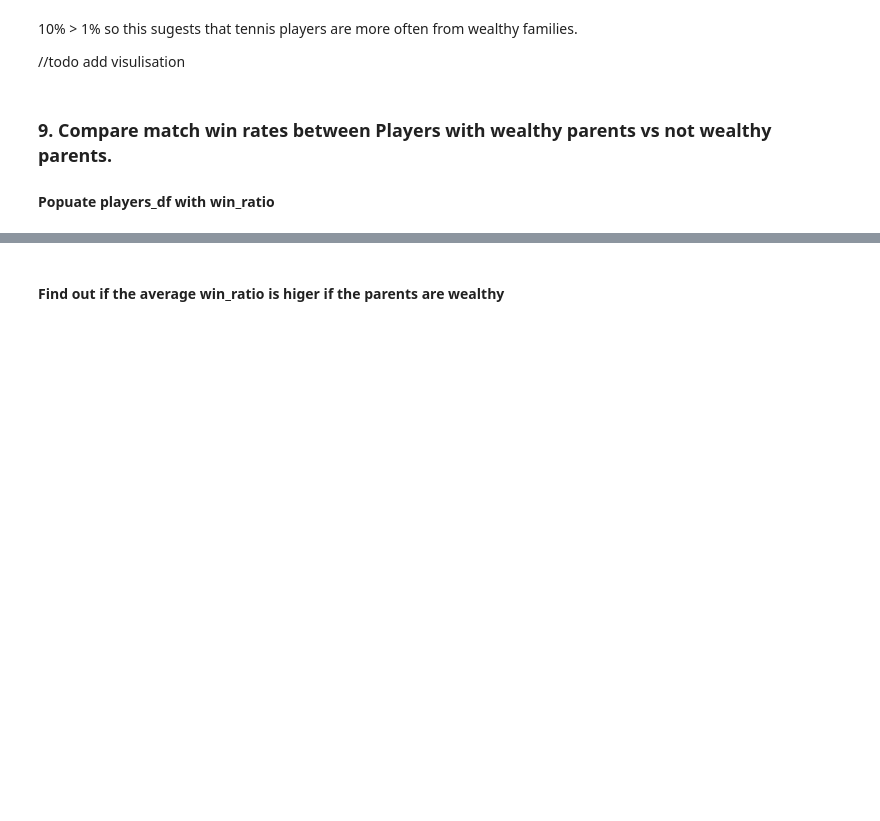
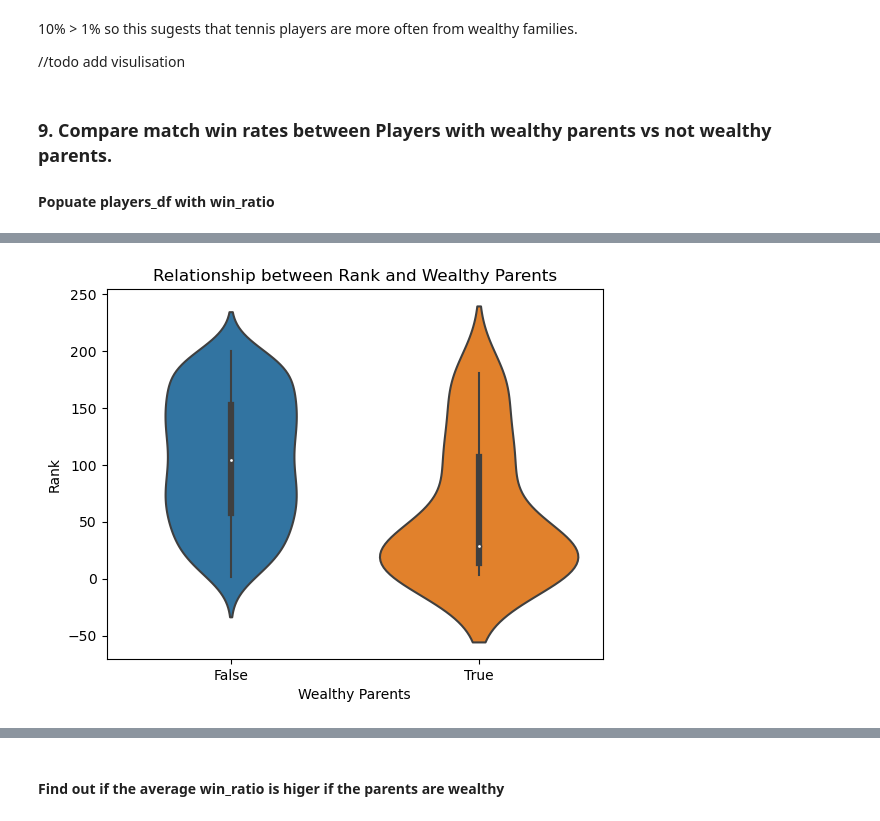
Before and after one commit to mmmcustard/analytics158739, a Jupyter notebook: 158739Assignment4.ipynb, the cells around one changed output, grey strips where cells are left out. Cells and saved outputs as stored; diff of their text form; code cells hidden in the pictures; blank space fills up the shorter version.

```diff
--- a/158739Assignment4.ipynb
+++ b/158739Assignment4.ipynb
@@ -566,0 +592,13 @@ for index, row in top_players.iterrows():
+# %%
+#
+sns.violinplot(x='wealthy_parents', y='Rank', data=players)
+
+# Add labels and title
+plt.xlabel('Wealthy Parents')
+plt.ylabel('Rank')
+plt.title('Relationship between Rank and Wealthy Parents')
+
+# Show the plot
+plt.show()
+# %% [output]
+[figure, added]
```
Also changed, not shown: parts of 15 cells of this notebook.
